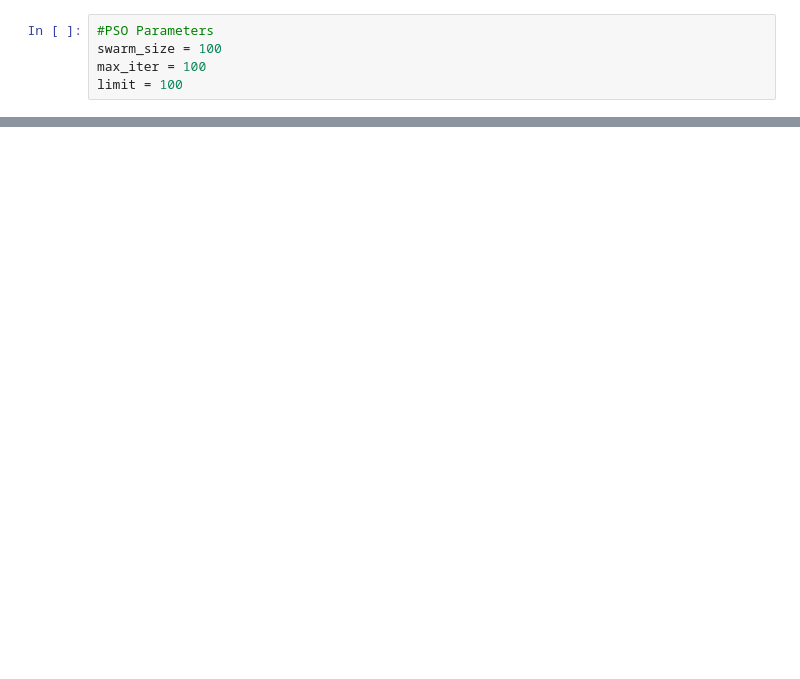
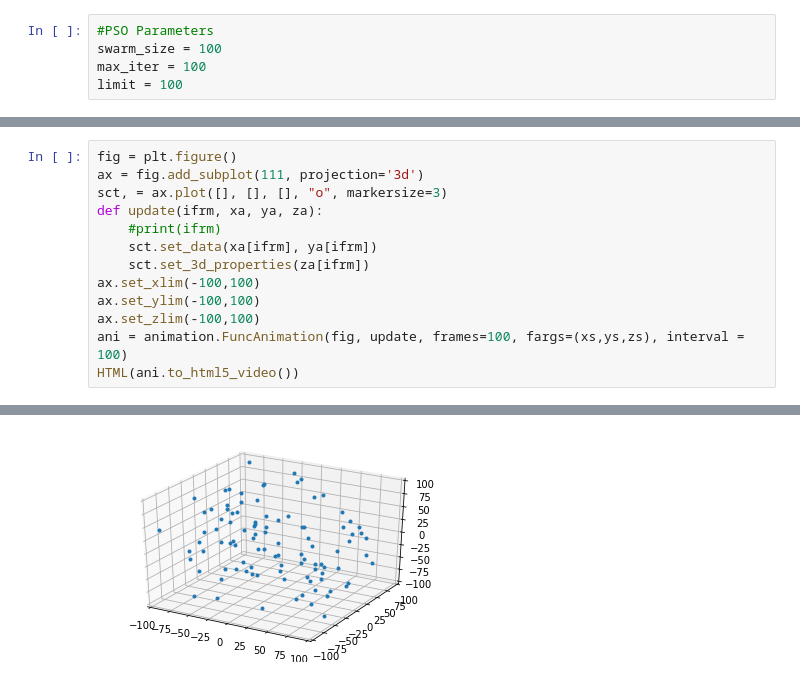
Before and after one commit to VedantWani/Swarm-Intelligence, a Jupyter notebook: Artificial_Bee_Colony.ipynb, the cells around one changed output, grey strips where cells are left out. Cells and saved outputs as stored; diff of their text form; blank space fills up the shorter version.

```diff
--- a/Artificial_Bee_Colony.ipynb
+++ b/Artificial_Bee_Colony.ipynb
@@ -210,0 +246,14 @@ gBest.cost
+# %%
+fig = plt.figure()
+ax = fig.add_subplot(111, projection='3d')
+sct, = ax.plot([], [], [], "o", markersize=3)
+def update(ifrm, xa, ya, za):
+    #print(ifrm)
+    sct.set_data(xa[ifrm], ya[ifrm])
+    sct.set_3d_properties(za[ifrm])
+ax.set_xlim(-100,100)
+ax.set_ylim(-100,100)
+ax.set_zlim(-100,100)
+ani = animation.FuncAnimation(fig, update, frames=100, fargs=(xs,ys,zs), interval = 100)
+HTML(ani.to_html5_video())
+# %% [output]
@@ -210,0 +261 @@ gBest.cost
+[figure, added]
```
Also changed, not shown: parts of 11 cells of this notebook.
